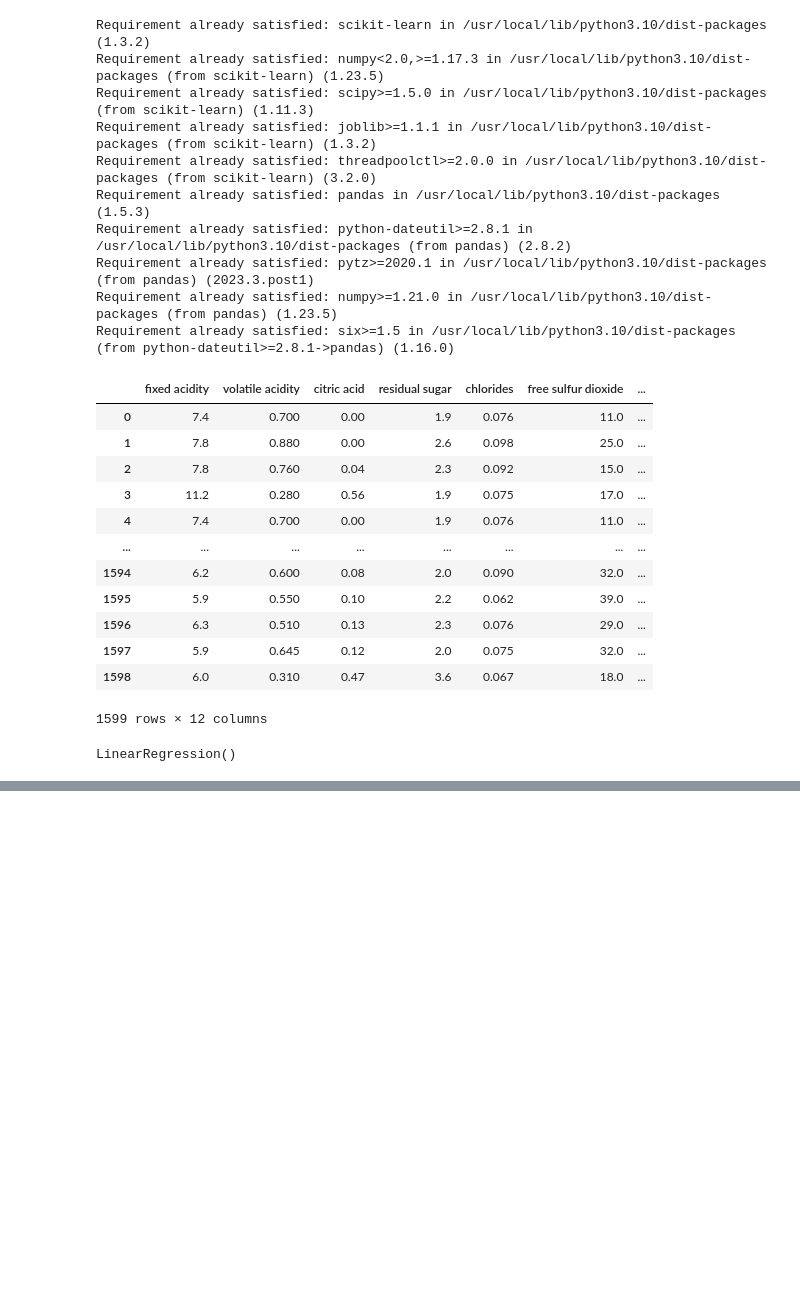
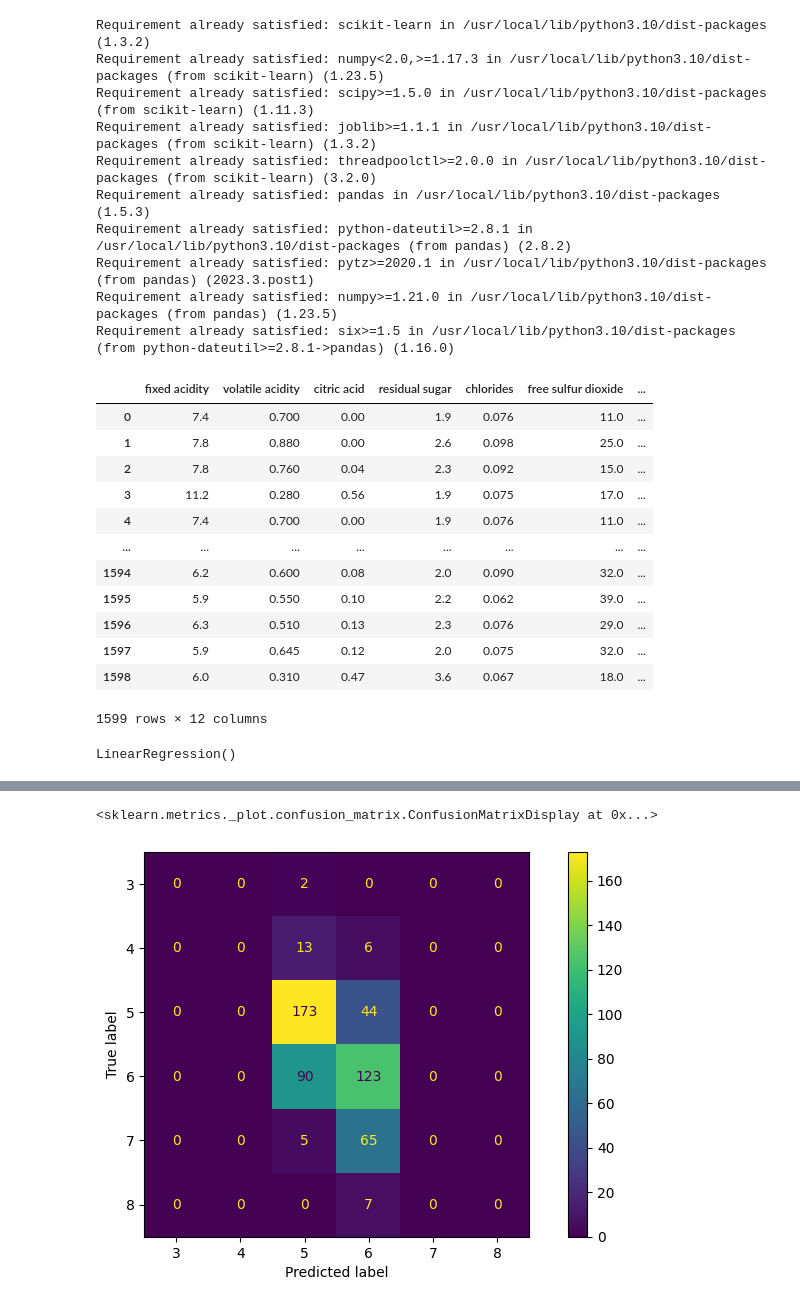
Before and after one commit to COSC5557/warmup-mwolff2021, a Jupyter notebook: PML_Warmup.ipynb, the cells around one changed output, grey strips where cells are left out. Cells and saved outputs as stored; diff of their text form; code cells hidden in the pictures; blank space fills up the shorter version.

```diff
--- a/PML_Warmup.ipynb
+++ b/PML_Warmup.ipynb
@@ -64,0 +85,6 @@ print("Accuracy: %.2f" % metrics.)
+# %%
+fig, ax = plt.subplots(figsize=(10, 5))
+sklearn.metrics.ConfusionMatrixDisplay.from_predictions(y_test, y_pred_cls, ax=ax)
+# %% [output]
+<sklearn.metrics._plot.confusion_matrix.ConfusionMatrixDisplay at 0x...>
+[figure, added]
```
Also changed, not shown: parts of 8 cells of this notebook.
